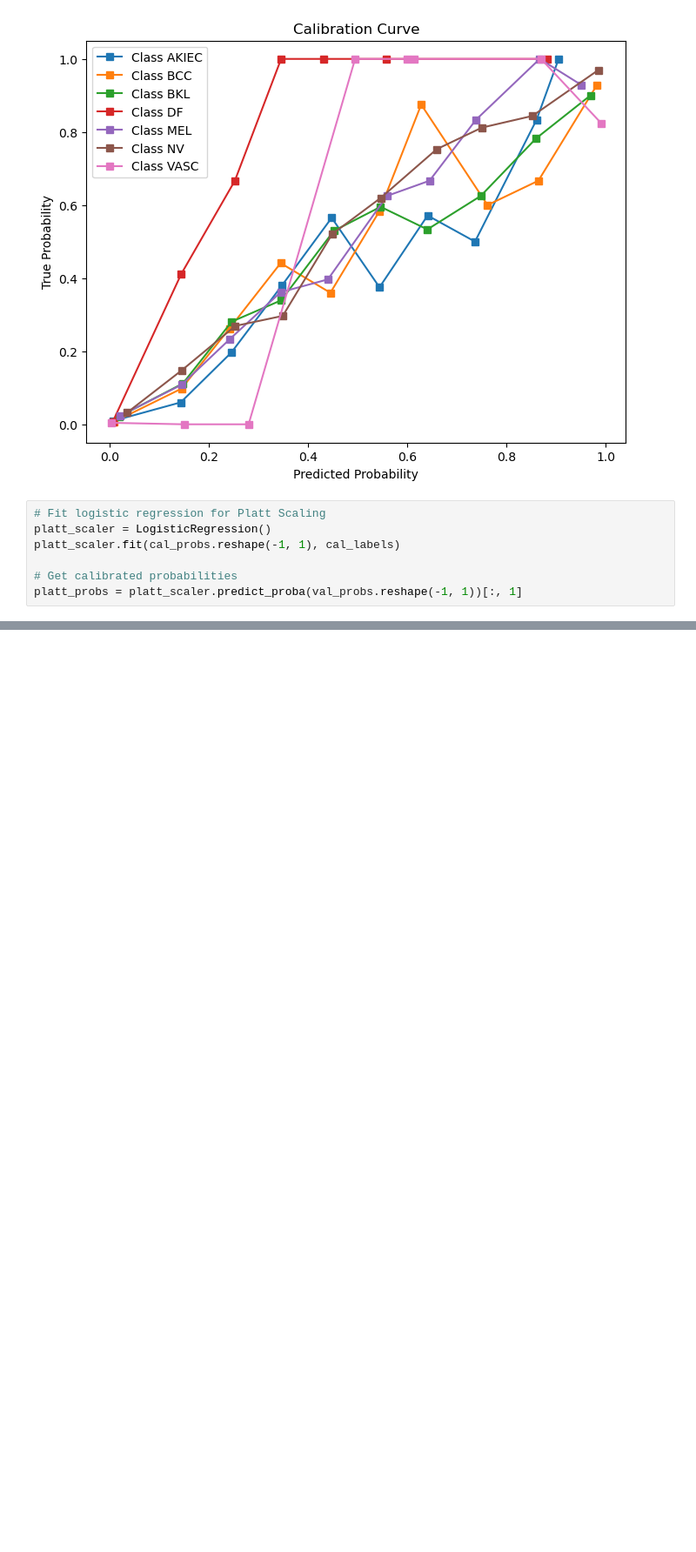
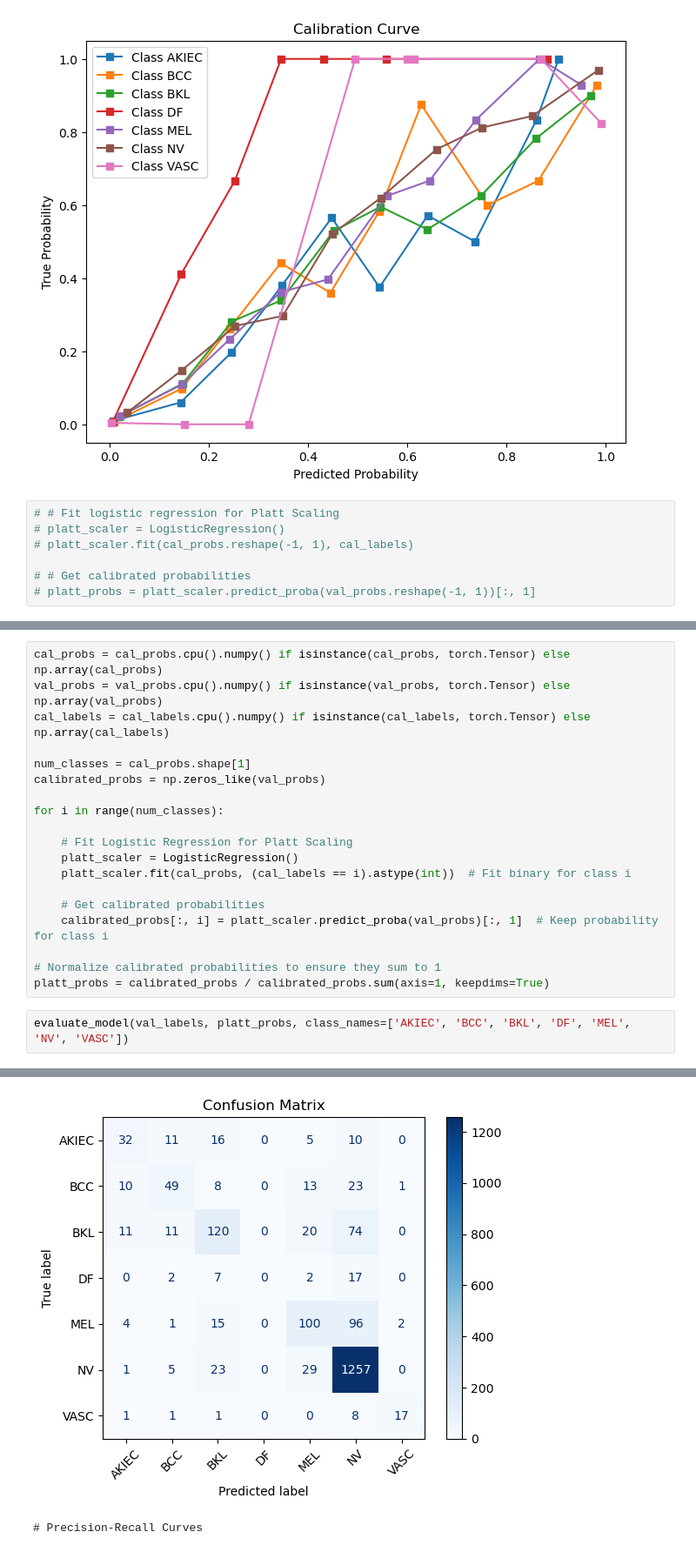
Before and after one commit to cmyguel/tru_image_cancer_prediction, a Jupyter notebook: skin_cancer/classification.ipynb, the cells around one changed output, grey strips where cells are left out. Shown: that part at 87% size. Saved outputs shown, nothing was run; the diff lists cells and outputs as text; blank space fills up the shorter version.

```diff
--- a/skin_cancer/classification.ipynb
+++ b/skin_cancer/classification.ipynb
@@ -340,9 +340,9 @@ Log Loss: 0.6003557731050855
 Brier Score Loss (macro): 0.04197229238786811
 [figure]
 # %%
-# Fit logistic regression for Platt Scaling
-platt_scaler = LogisticRegression()
-platt_scaler.fit(cal_probs.reshape(-1, 1), cal_labels)
+# # Fit logistic regression for Platt Scaling
+# platt_scaler = LogisticRegression()
+# platt_scaler.fit(cal_probs.reshape(-1, 1), cal_labels)
 
-# Get calibrated probabilities
-platt_probs = platt_scaler.predict_proba(val_probs.reshape(-1, 1))[:, 1]
+# # Get calibrated probabilities
+# platt_probs = platt_scaler.predict_proba(val_probs.reshape(-1, 1))[:, 1]
@@ -363,0 +349,22 @@ Brier Loss: 0.15198911582256325
+# %%
+cal_probs = cal_probs.cpu().numpy() if isinstance(cal_probs, torch.Tensor) else np.array(cal_probs)
+val_probs = val_probs.cpu().numpy() if isinstance(val_probs, torch.Tensor) else np.array(val_probs)
+cal_labels = cal_labels.cpu().numpy() if isinstance(cal_labels, torch.Tensor) else np.array(cal_labels)
+
+num_classes = cal_probs.shape[1]
+calibrated_probs = np.zeros_like(val_probs)
+
+for i in range(num_classes):
+
+    # Fit Logistic Regression for Platt Scaling
+    platt_scaler = LogisticRegression()
+    platt_scaler.fit(cal_probs, (cal_labels == i).astype(int))  # Fit binary for class i
+
+    # Get calibrated probabilities
+    calibrated_probs[:, i] = platt_scaler.predict_proba(val_probs)[:, 1]  # Keep probability for class i
+
+# Normalize calibrated probabilities to ensure they sum to 1
+platt_probs = calibrated_probs / calibrated_probs.sum(axis=1, keepdims=True)
+# %%
+evaluate_model(val_labels, platt_probs, class_names=['AKIEC', 'BCC', 'BKL', 'DF', 'MEL', 'NV', 'VASC'])
+# %% [output]
@@ -363,0 +390,2 @@ Brier Loss: 0.15198911582256325
+[figure, added]
+# Precision-Recall Curves
```
Also changed, not shown: parts of 7 cells of this notebook, 1 other file.
